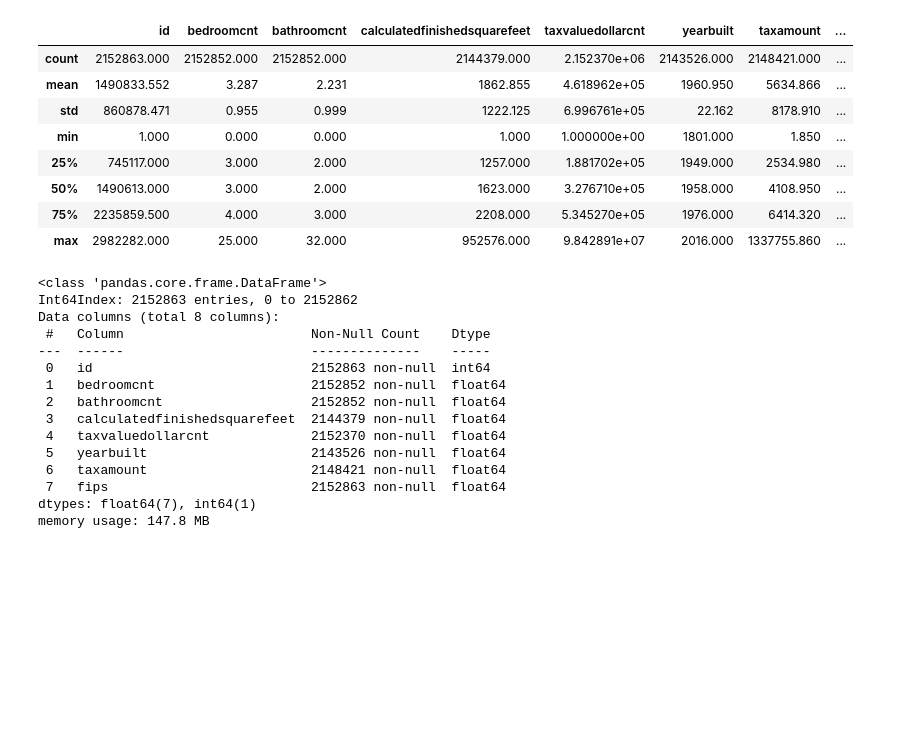
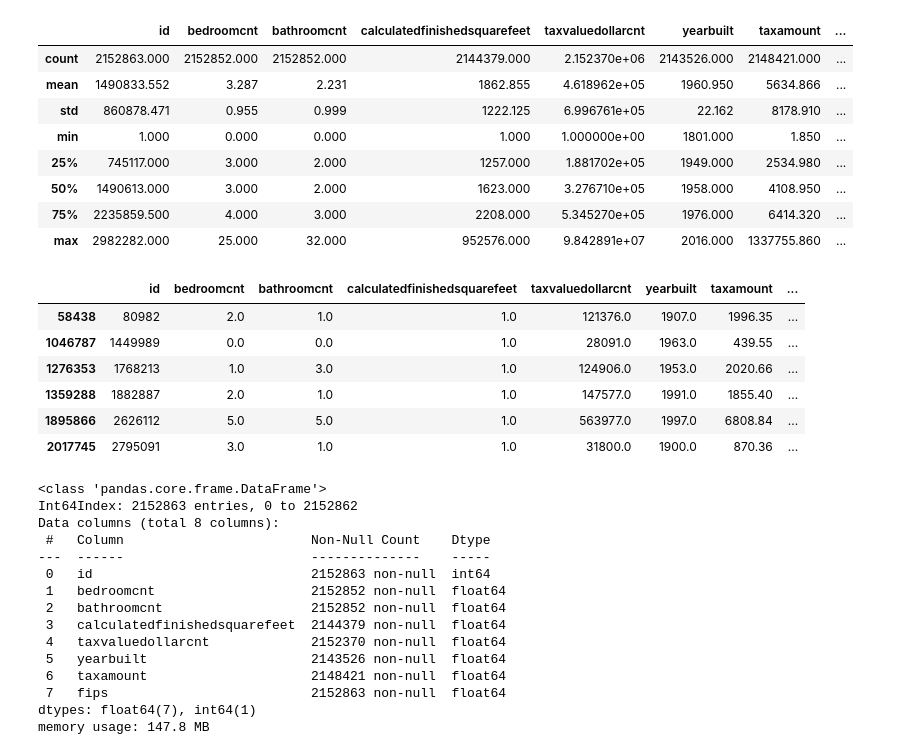
Before and after one commit to nadia-paz/regression-exercises, a Jupyter notebook: regression-exercises.ipynb, the cells around one changed output. Saved outputs shown, nothing was run; the diff lists cells and outputs as text; code cells hidden in the pictures; blank space fills up the shorter version.

```diff
--- a/regression-exercises.ipynb
+++ b/regression-exercises.ipynb
@@ -46,6 +46,16 @@ round(df.describe(), 3)
 | 50% | 1490613.000 | 3.000 | 2.000 | 1623.000 | 3.276710e+05 | 1958.000 | 4108.950 | ... |
 | 75% | 2235859.500 | 4.000 | 3.000 | 2208.000 | 5.345270e+05 | 1976.000 | 6414.320 | ... |
 | max | 2982282.000 | 25.000 | 32.000 | 952576.000 | 9.842891e+07 | 2016.000 | 1337755.860 | ... |
+# %%
+df[df.calculatedfinishedsquarefeet == 1]
+# %% [output]
+|  | id | bedroomcnt | bathroomcnt | calculatedfinishedsquarefeet | taxvaluedollarcnt | yearbuilt | taxamount | ... |
+| 58438 | 80982 | 2.0 | 1.0 | 1.0 | 121376.0 | 1907.0 | 1996.35 | ... |
+| 1046787 | 1449989 | 0.0 | 0.0 | 1.0 | 28091.0 | 1963.0 | 439.55 | ... |
+| 1276353 | 1768213 | 1.0 | 3.0 | 1.0 | 124906.0 | 1953.0 | 2020.66 | ... |
+| 1359288 | 1882887 | 2.0 | 1.0 | 1.0 | 147577.0 | 1991.0 | 1855.40 | ... |
+| 1895866 | 2626112 | 5.0 | 5.0 | 1.0 | 563977.0 | 1997.0 | 6808.84 | ... |
+| 2017745 | 2795091 | 3.0 | 1.0 | 1.0 | 31800.0 | 1900.0 | 870.36 | ... |
 # %%
 df.info(show_counts=True)
 # %% [output]
```
Also changed, not shown: parts of 3 cells of this notebook.
